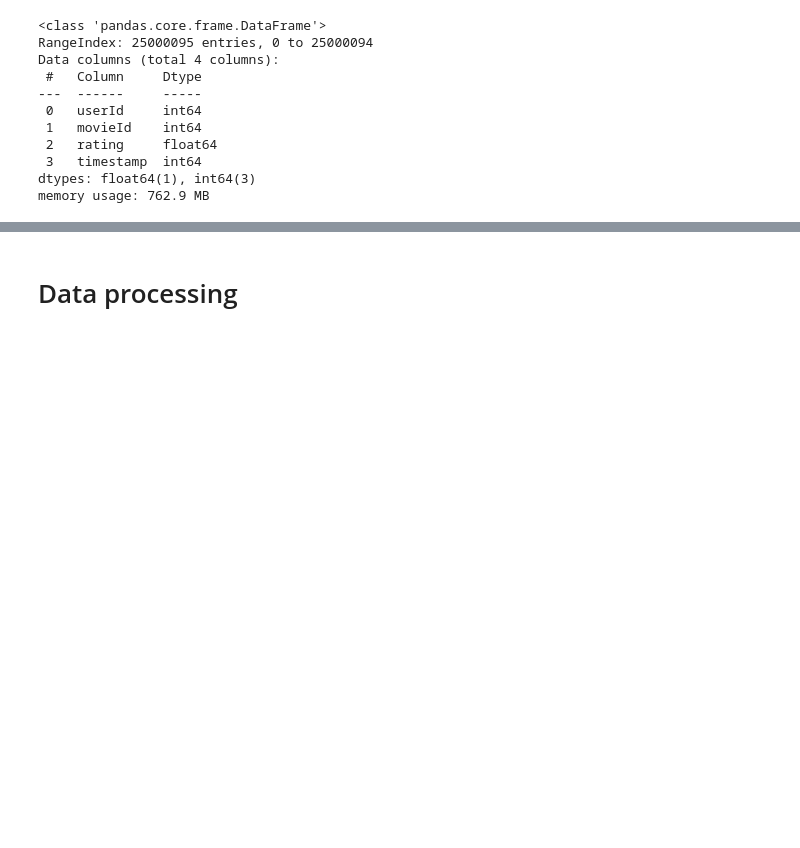
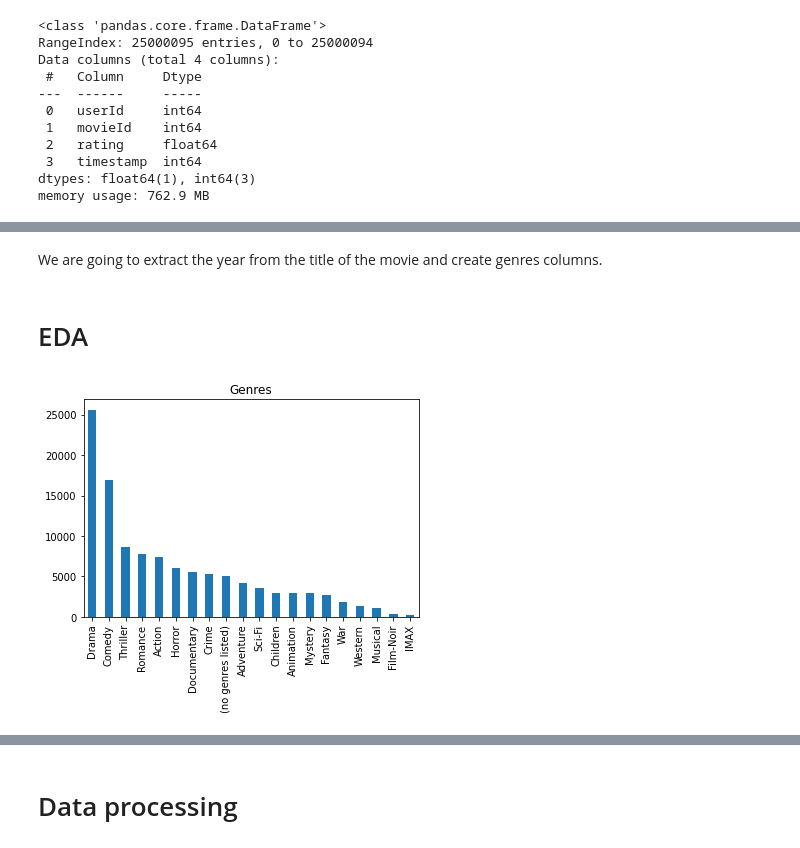
Before and after one commit to franklinzppa/movie-recommendation, a Jupyter notebook: notebooks/recomendation.ipynb, the cells around one changed output, grey strips where cells are left out. Cells and saved outputs as stored; diff of their text form; code cells hidden in the pictures; blank space fills up the shorter version.

```diff
--- a/notebooks/recomendation.ipynb
+++ b/notebooks/recomendation.ipynb
@@ -60,0 +93,8 @@ memory usage: 762.9 MB
+# %% [markdown]
+We are going to extract the year from the title of the movie and create genres columns.
+# %%
+# Extracting year from title with regex
+movies["year"] = movies['title'].str.extract(r'\((\d{4})\)')
+# %%
+# Creating genres columns
+genres = movies['genres'].str.get_dummies('|')
@@ -60,0 +103,9 @@ memory usage: 762.9 MB
+# %% [markdown]
+# EDA
+# %%
+# Most present genres
+genres.sum().sort_values(ascending=False).plot(kind='bar')
+plt.title('Genres')
+plt.show()
+# %% [output]
+[figure, added]
```
Also changed, not shown: parts of 24 cells of this notebook.
